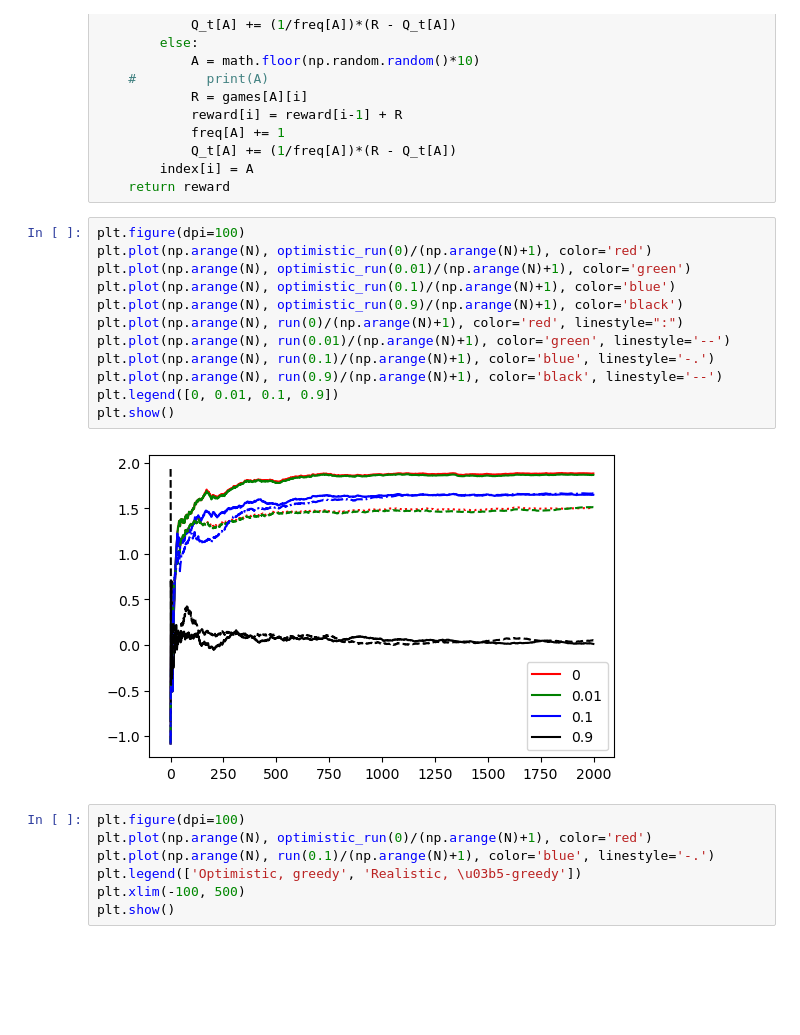
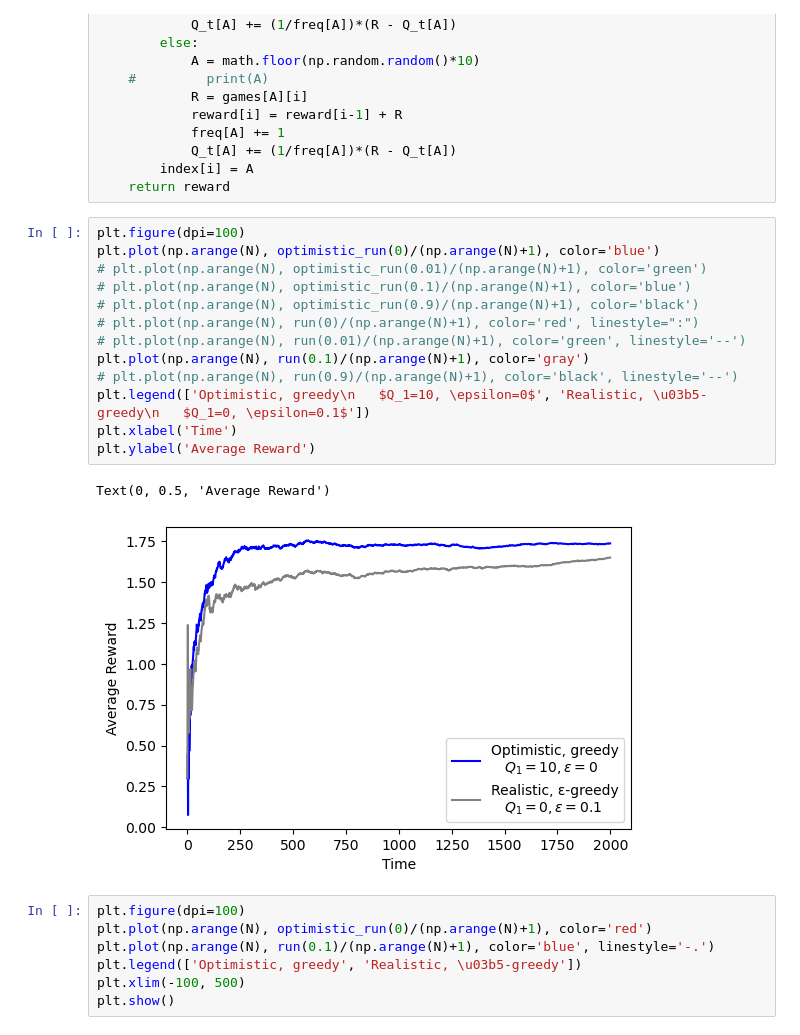
Before and after one commit to balaji1029/reinforcement-learning-sos, a Jupyter notebook: Multi-Armed Bandits.ipynb, the cells around one changed output. Cells and saved outputs as stored; diff of their text form; blank space fills up the shorter version.

```diff
--- a/Multi-Armed Bandits.ipynb
+++ b/Multi-Armed Bandits.ipynb
@@ -273,18 +270,20 @@ def optimistic_run(eps):
     return reward
 # %%
 plt.figure(dpi=100)
-plt.plot(np.arange(N), optimistic_run(0)/(np.arange(N)+1), color='red')
-plt.plot(np.arange(N), optimistic_run(0.01)/(np.arange(N)+1), color='green')
-plt.plot(np.arange(N), optimistic_run(0.1)/(np.arange(N)+1), color='blue')
-plt.plot(np.arange(N), optimistic_run(0.9)/(np.arange(N)+1), color='black')
-plt.plot(np.arange(N), run(0)/(np.arange(N)+1), color='red', linestyle=":")
-plt.plot(np.arange(N), run(0.01)/(np.arange(N)+1), color='green', linestyle='--')
-plt.plot(np.arange(N), run(0.1)/(np.arange(N)+1), color='blue', linestyle='-.')
-plt.plot(np.arange(N), run(0.9)/(np.arange(N)+1), color='black', linestyle='--')
-plt.legend([0, 0.01, 0.1, 0.9])
-plt.show()
+plt.plot(np.arange(N), optimistic_run(0)/(np.arange(N)+1), color='blue')
+# plt.plot(np.arange(N), optimistic_run(0.01)/(np.arange(N)+1), color='green')
+# plt.plot(np.arange(N), optimistic_run(0.1)/(np.arange(N)+1), color='blue')
+# plt.plot(np.arange(N), optimistic_run(0.9)/(np.arange(N)+1), color='black')
+# plt.plot(np.arange(N), run(0)/(np.arange(N)+1), color='red', linestyle=":")
+# plt.plot(np.arange(N), run(0.01)/(np.arange(N)+1), color='green', linestyle='--')
+plt.plot(np.arange(N), run(0.1)/(np.arange(N)+1), color='gray')
+# plt.plot(np.arange(N), run(0.9)/(np.arange(N)+1), color='black', linestyle='--')
+plt.legend(['Optimistic, greedy\n   $Q_1=10, \epsilon=0$', 'Realistic, \u03b5-greedy\n   $Q_1=0, \epsilon=0.1$'])
+plt.xlabel('Time')
+plt.ylabel('Average Reward')
 # %% [output]
+Text(0, 0.5, 'Average Reward')
-[figure, old version]
+[figure, new version]
 # %%
 plt.figure(dpi=100)
 plt.plot(np.arange(N), optimistic_run(0)/(np.arange(N)+1), color='red')
```
Also changed, not shown: parts of 7 cells of this notebook, 8 other files.
